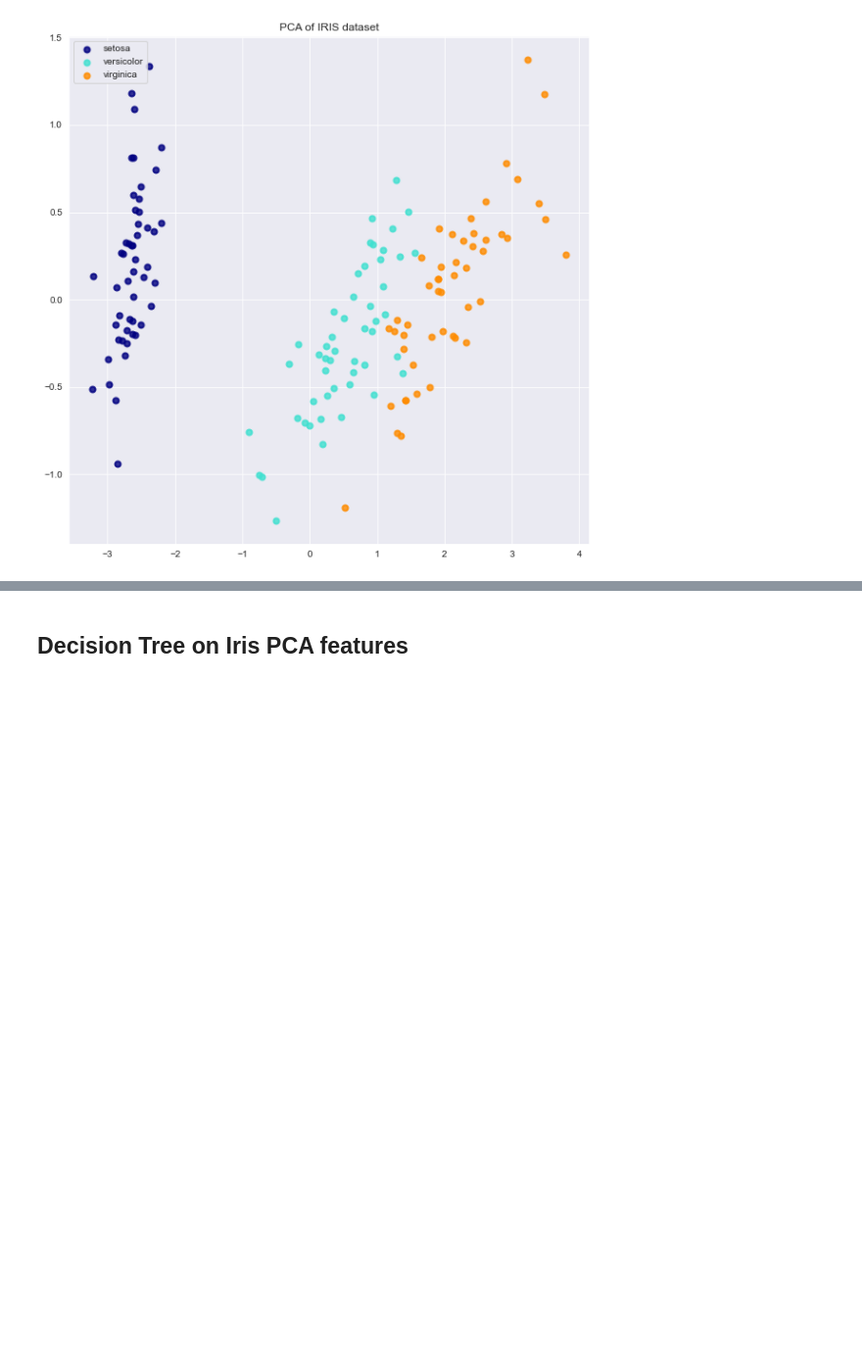
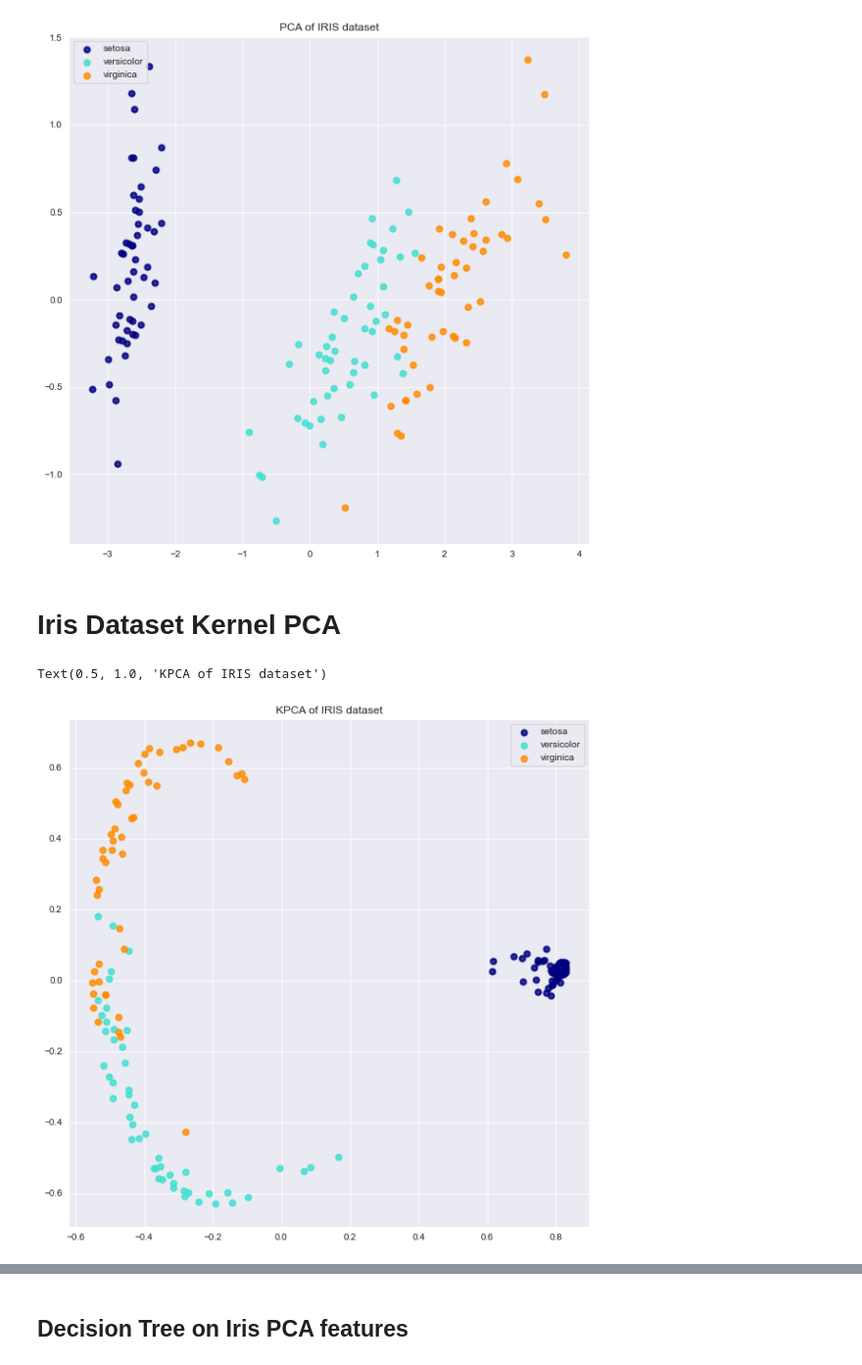
Before and after one commit to Wuuzzaa/thesis, a Jupyter notebook: src/results_plot_features_2_dimensions.ipynb, the cells around one changed output, grey strips where cells are left out. Shown at 98% size. Drawn from its saved outputs; the diff is of its cells as text; code cells hidden in the pictures; blank space fills up the shorter version.

Commit message:
remove: title_bibtex.py stacking.drawio add: pca_by_hand.ipynb testbert_pycaret_run_fuer_main_einbinden.py change: testbert.py constants.py

```diff
--- a/src/results_plot_features_2_dimensions.ipynb
+++ b/src/results_plot_features_2_dimensions.ipynb
@@ -34,2 +44,13 @@ from sklearn.decomposition import PCA
+# %%
+iris = datasets.load_iris()
+
+X = iris.data
+y = iris.target
+target_names = iris.target_names
+
+colors = ["navy", "turquoise", "darkorange"]
+lw = 2
+
+figsize=(10, 10)
 # %% [markdown]
 # Iris dataset PCA features
@@ -38,17 +57,8 @@ taken from [sklearn docu](https://scikit-learn.org/stable/auto_examples/decompos
 # %%
-iris = datasets.load_iris()
+transformer = PCA(n_components=2)
+X_r = transformer.fit(X).transform(X)
 
-X = iris.data
-y = iris.target
-target_names = iris.target_names
-
-pca = PCA(n_components=2)
-X_r = pca.fit(X).transform(X)
-
-colors = ["navy", "turquoise", "darkorange"]
-lw = 2
-
-plt.figure(figsize=(10, 10))
+plt.figure(figsize=figsize)
 
 for color, i, target_name in zip(colors, [0, 1, 2], target_names):
     plt.scatter(
@@ -60,3 +70,21 @@ plt.title("PCA of IRIS dataset")
 # %% [output]
 Text(0.5, 1.0, 'PCA of IRIS dataset')
 [figure]
+# %% [markdown]
+# Iris Dataset Kernel PCA
+# %%
+transformer = KernelPCA(n_components=2, kernel="rbf")
+X_r = transformer.fit(X).transform(X)
+
+plt.figure(figsize=figsize)
+
+for color, i, target_name in zip(colors, [0, 1, 2], target_names):
+    plt.scatter(
+        X_r[y == i, 0], X_r[y == i, 1], color=color, alpha=0.8, lw=lw, label=target_name
+    )
+
+plt.legend(loc="best", shadow=False, scatterpoints=1)
+plt.title("KPCA of IRIS dataset")
+# %% [output]
+Text(0.5, 1.0, 'KPCA of IRIS dataset')
+[figure, added]
```
Also changed, not shown: parts of 36 cells of this notebook, 6 other files.
